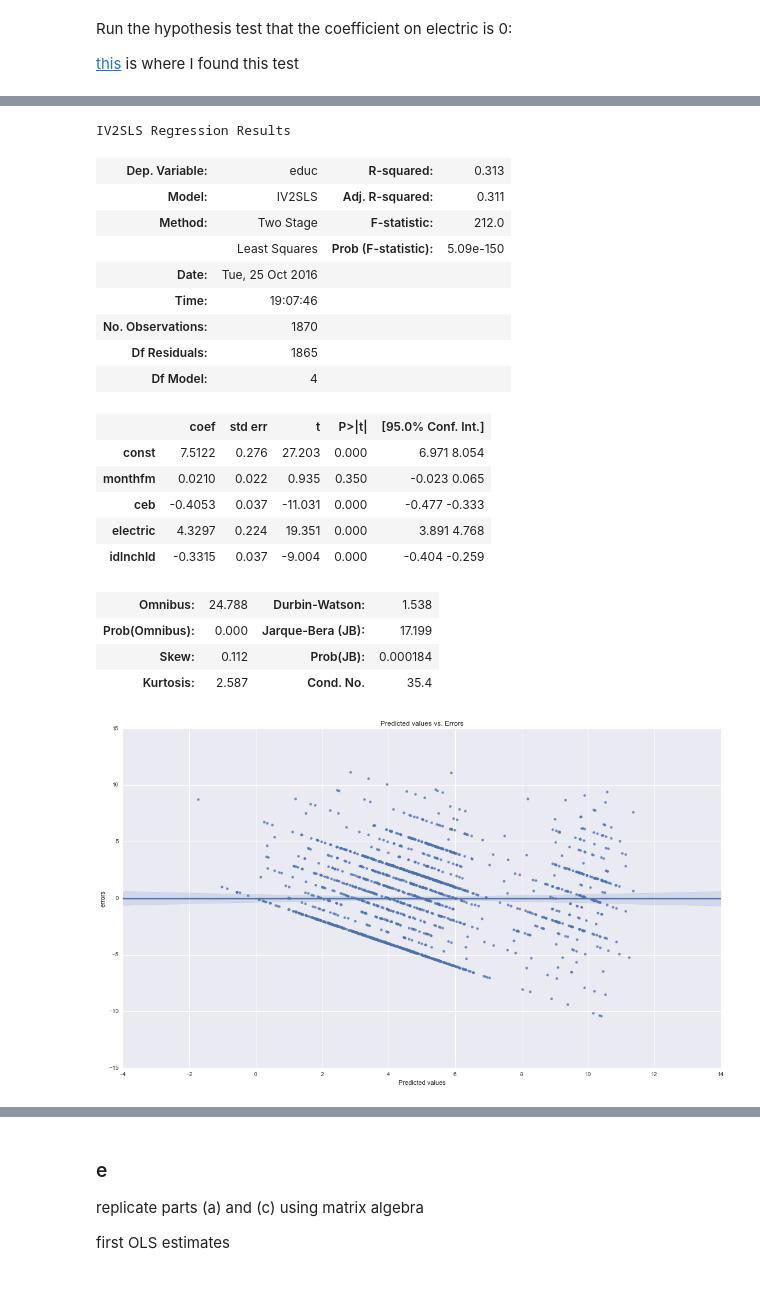
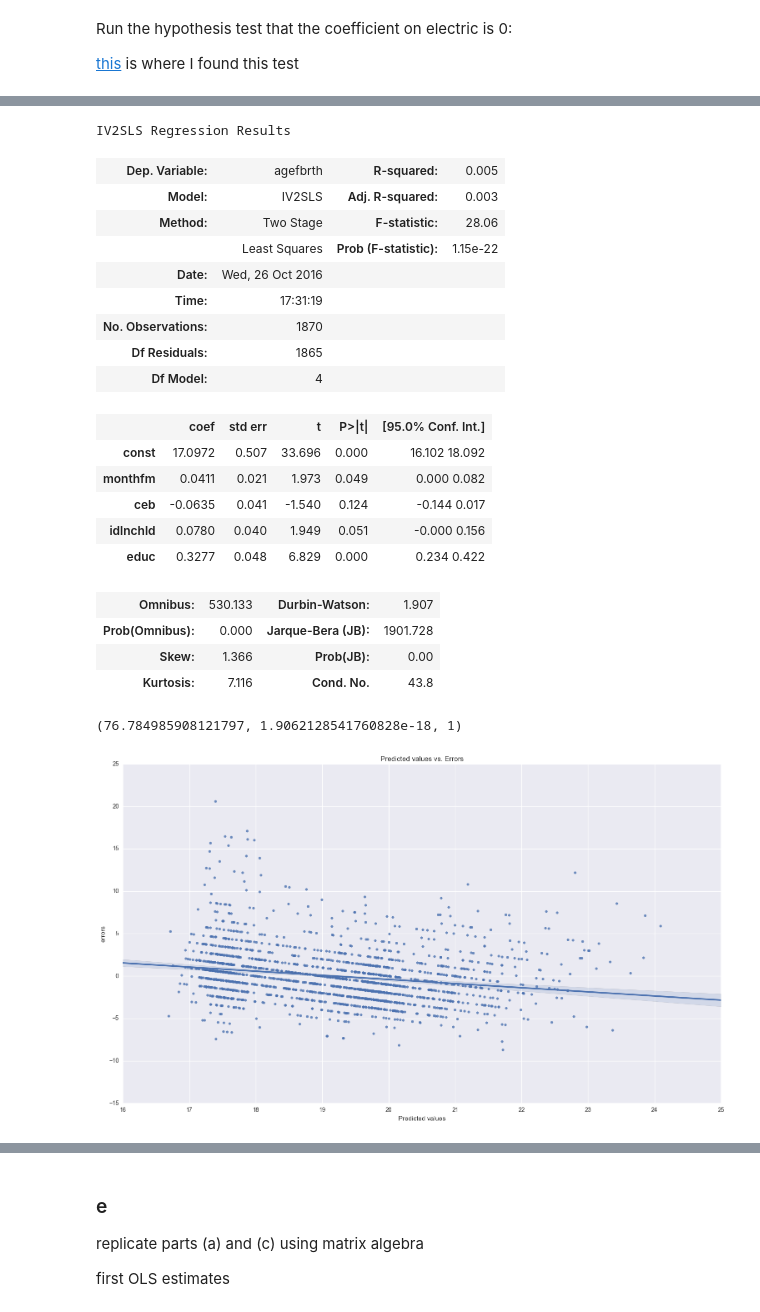
Before and after one commit to bfdykstra/cross-sectional-econ, a Jupyter notebook: problem_set_3/problem_set_3_dykstra_ben.ipynb, the cells around one changed output, grey strips where cells are left out. Cells and saved outputs as stored; diff of their text form; code cells hidden in the pictures.

```diff
--- a/problem_set_3/problem_set_3_dykstra_ben.ipynb
+++ b/problem_set_3/problem_set_3_dykstra_ben.ipynb
@@ -215,40 +224,46 @@ Now lets compare the coefficient estimates from OLS to IV.
 # %%
 no_null_iv = fertility[(fertility['agefbrth'].notnull()) & (fertility['electric'].notnull()) &
                     (fertility['monthfm'].notnull()) & (fertility['ceb'].notnull()) & (fertility['educ'].notnull())
                       & (fertility['idlnchld'].notnull())]
-endog = no_null_iv['educ']
-exog = no_null_iv[['monthfm', 'ceb', 'electric', 'idlnchld']]
+endog = no_null_iv['agefbrth']
+exog = no_null_iv[['monthfm', 'ceb', 'idlnchld', 'educ']]
+instr = no_null_iv[['monthfm', 'ceb', 'idlnchld', 'electric']]
 dep_var_iv = no_null_iv['agefbrth']
 
 exog_constant = sm.add_constant(exog)
-no_endog_results = IV2SLS(endog, exog_constant, exog_constant).fit()
+instr_constant = sm.add_constant(instr)
+no_endog_results = IV2SLS(endog, exog_constant, instrument = instr_constant).fit()
 
 no_endog_results.summary()
 # %% [output]
 IV2SLS Regression Results
-| Dep. Variable: | educ | R-squared: | 0.313 |
-| Model: | IV2SLS | Adj. R-squared: | 0.311 |
-| Method: | Two Stage | F-statistic: | 212.0 |
-|  | Least Squares | Prob (F-statistic): | 5.09e-150 |
-| Date: | Tue, 25 Oct 2016 |  |  |
-| Time: | 19:07:46 |  |  |
+| Dep. Variable: | agefbrth | R-squared: | 0.005 |
+| Model: | IV2SLS | Adj. R-squared: | 0.003 |
+| Method: | Two Stage | F-statistic: | 28.06 |
+|  | Least Squares | Prob (F-statistic): | 1.15e-22 |
+| Date: | Wed, 26 Oct 2016 |  |  |
+| Time: | 17:31:19 |  |  |
 | No. Observations: | 1870 |  |  |
 | Df Residuals: | 1865 |  |  |
 | Df Model: | 4 |  |  |
 |  | coef | std err | t | P>|t| | [95.0% Conf. Int.] |
-| const | 7.5122 | 0.276 | 27.203 | 0.000 | 6.971 8.054 |
-| monthfm | 0.0210 | 0.022 | 0.935 | 0.350 | -0.023 0.065 |
-| ceb | -0.4053 | 0.037 | -11.031 | 0.000 | -0.477 -0.333 |
-| electric | 4.3297 | 0.224 | 19.351 | 0.000 | 3.891 4.768 |
-| idlnchld | -0.3315 | 0.037 | -9.004 | 0.000 | -0.404 -0.259 |
+| const | 17.0972 | 0.507 | 33.696 | 0.000 | 16.102 18.092 |
+| monthfm | 0.0411 | 0.021 | 1.973 | 0.049 | 0.000 0.082 |
+| ceb | -0.0635 | 0.041 | -1.540 | 0.124 | -0.144 0.017 |
+| idlnchld | 0.0780 | 0.040 | 1.949 | 0.051 | -0.000 0.156 |
+| educ | 0.3277 | 0.048 | 6.829 | 0.000 | 0.234 0.422 |
-| Omnibus: | 24.788 | Durbin-Watson: | 1.538 |
-| Prob(Omnibus): | 0.000 | Jarque-Bera (JB): | 17.199 |
-| Skew: | 0.112 | Prob(JB): | 0.000184 |
-| Kurtosis: | 2.587 | Cond. No. | 35.4 |
+| Omnibus: | 530.133 | Durbin-Watson: | 1.907 |
+| Prob(Omnibus): | 0.000 | Jarque-Bera (JB): | 1901.728 |
+| Skew: | 1.366 | Prob(JB): | 0.00 |
+| Kurtosis: | 7.116 | Cond. No. | 43.8 |
+# %%
+no_endog_results.spec_hausman()
+# %% [output]
+(76.784985908121797, 1.9062128541760828e-18, 1)
 # %%
 print_resids(no_endog_results.predict(), no_endog_results.resid)
 # %% [output]
-[figure, old version]
+[figure, new version]
 # %%
 print "the descriptive statistics for the errors and a histogram of them:\n\n", no_endog_results.resid.describe()
 sns.distplot(no_endog_results.resid);
```
Also changed, not shown: parts of 24 cells of this notebook.
